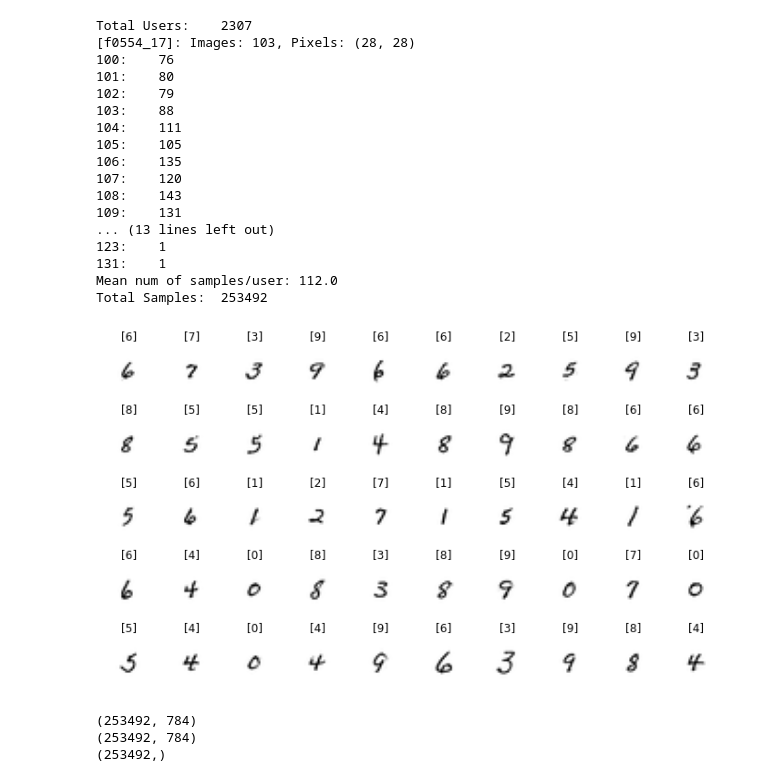
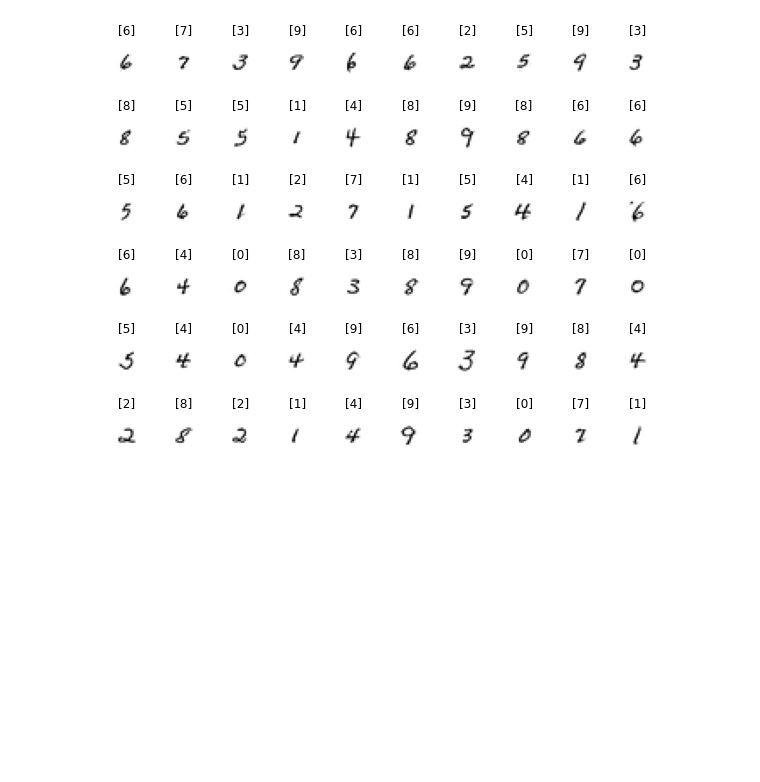
Before and after one commit to etesami/MOE-FL, a Jupyter notebook: ipynb/femnist_data_digits.ipynb, the cells around one changed output. Saved outputs shown, nothing was run; the diff lists cells and outputs as text; code cells hidden in the pictures; blank space fills up the shorter version.

```diff
--- a/ipynb/femnist_data_digits.ipynb
+++ b/ipynb/femnist_data_digits.ipynb
@@ -26,3 +80,5 @@ for i in range(60):
 min_num_samples = 100
 only_digits = True
 processed_data = utils.preprocess_leaf_data(data, min_num_samples, only_digits)
+draw_samples(processed_data)
+# %% [output]
@@ -29,76 +86 @@ processed_data = utils.preprocess_leaf_data(data, min_num_samples, only_digits)
+[figure, added]
-# %%
-new_keys = list(processed_data.keys())
-numbers = dict()
-# numbers[num_samples] = num_users
-for uu, dd in processed_data.items():
-    key = str(len(dd['y']))
-    if key in numbers:
-        numbers[key] += 1
-    else:
-        numbers[key] = 1
-
-print("Total Users:\t{}".format(len(new_keys)))
-print("[{}]: Images: {}, Pixels: {}".format(
-    new_keys[0],
-    len(processed_data[new_keys[0]]['x']),
-    processed_data[new_keys[0]]['x'][0].shape))
-
-total_samples = 0
-for uu in sorted(numbers.keys()):
-    print("{}:\t{}".format(uu, numbers[uu]))
-    total_samples += int(uu) * int(numbers[uu])
-
-print("Mean num of samples/user: {}".format(
-    round(np.mean([int(ii) for ii in numbers])), 2))
-
-print("Total Samples:\t{}".format(total_samples))
-# %% [output]
-Total Users:    2307
-[f0554_17]: Images: 103, Pixels: (28, 28)
-100:    76
-101:    80
-102:    79
-103:    88
-104:    111
-105:    105
-106:    135
-107:    120
-108:    143
-109:    131
-... (13 lines left out)
-123:    1
-131:    1
-Mean num of samples/user: 112.0
-Total Samples:  253492
-# %%
-new_keys = list(processed_data.keys())
-data_np = dict()
-data_np['x'] = np.array(processed_data[new_keys[0]]['x'], dtype = np.float32).reshape(-1, 28, 28)
-data_np['y'] = np.array(processed_data[new_keys[0]]['y'], dtype = np.int64).reshape(-1, 1)
-import matplotlib.pyplot as plt
-figure = plt.figure(figsize=(12,7))
-for i in range(50):
-    plt.subplot(5, 10, i + 1)
-    plt.axis("off")
-    plt.title(data_np['y'][i])
-    plt.imshow(data_np['x'][i], cmap='gray')
-# %% [output]
-[figure, removed]
-# %%
-data_flatted_x = np.array([], dtype = np.float32).reshape(0, 28 * 28)
-tmp_array = [np.array(data_['x'], dtype = np.float32).reshape(-1, 28 * 28) for data_ in processed_data.values()]
-for dd in tmp_array:
-    data_flatted_x = np.concatenate((data_flatted_x, dd))
-print(data_flatted_x.shape)
-
-data_flatted_y = np.array([], dtype = np.float32)
-tmp_array_y = [np.array(data_['y'], dtype = np.int64).reshape(-1) for data_ in processed_data.values()]
-for dd in tmp_array_y:
-    data_flatted_y = np.concatenate((data_flatted_y, dd))
-
-print(data_flatted_x.shape)
-print(data_flatted_y.shape)
-# %% [output]
-(253492, 784)
-(253492, 784)
-(253492,)
```
Also changed, not shown: parts of 12 cells of this notebook, 7 other files.
